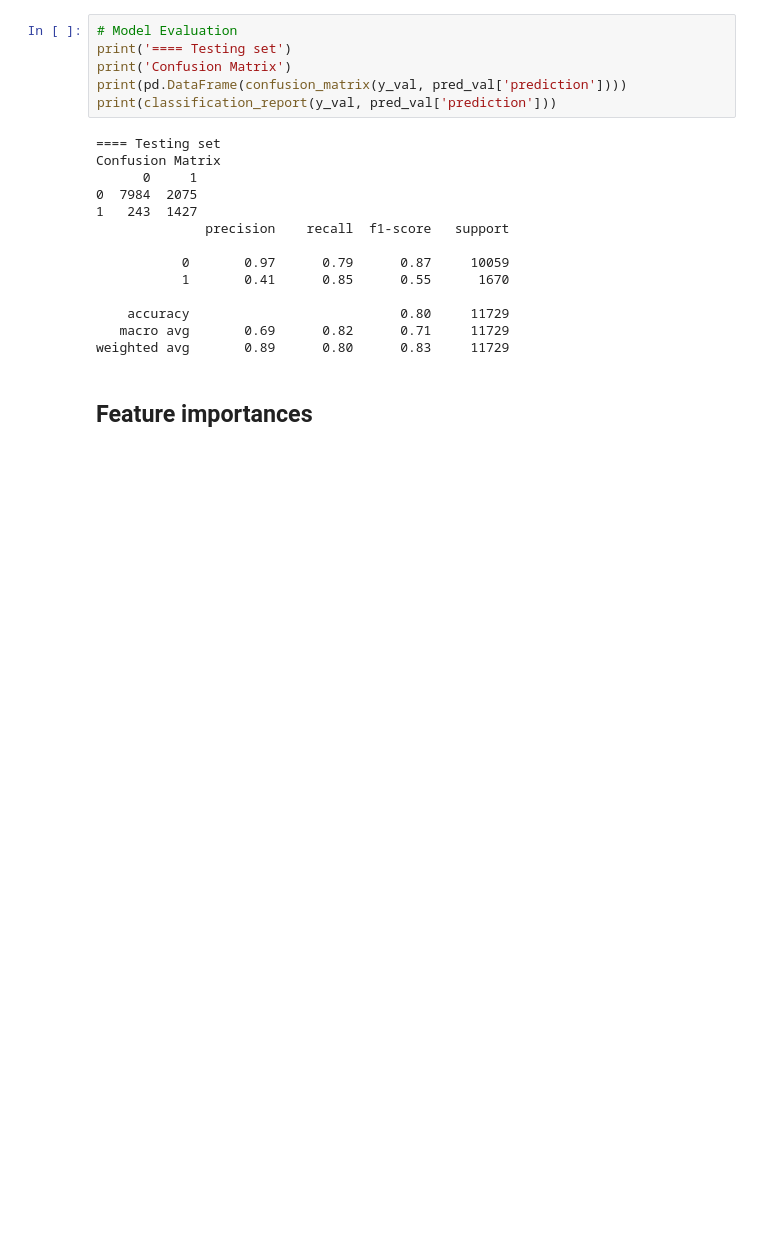
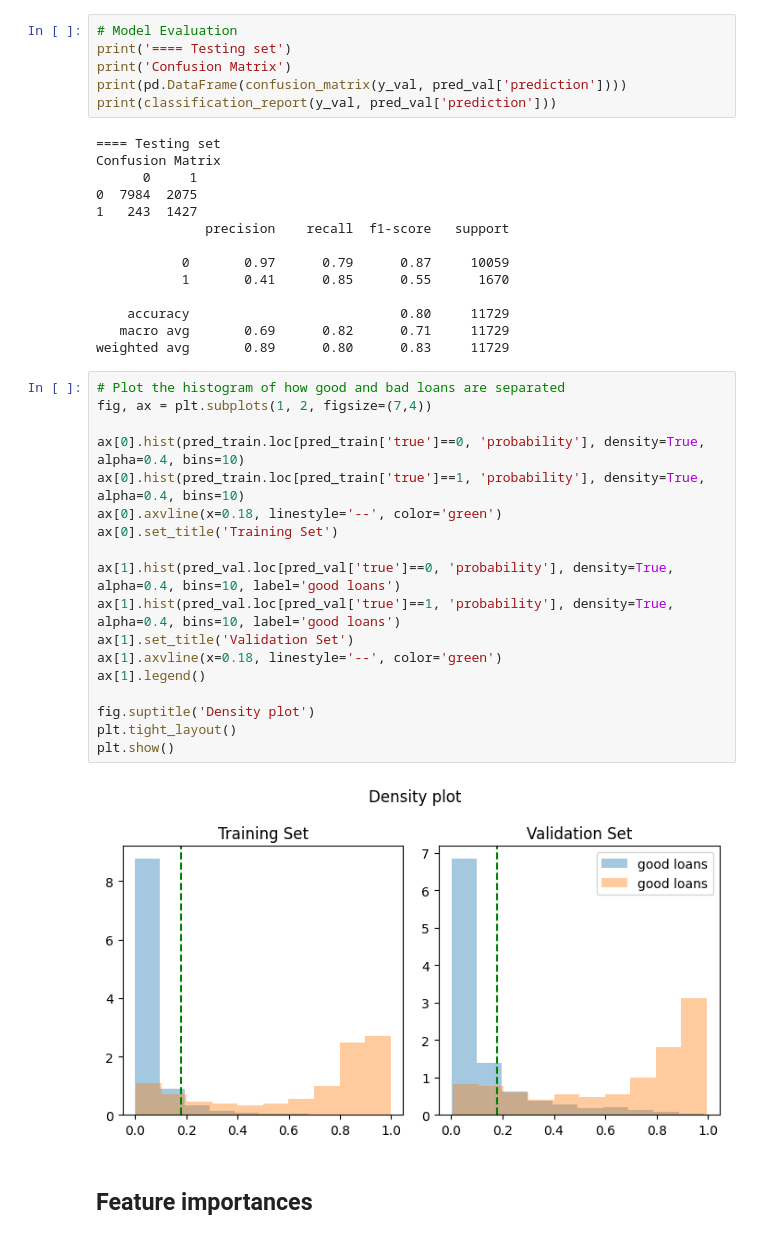
Before and after one commit to rendy-k/Loan-Approval-Model, a Jupyter notebook: notebooks/01_eda_xgboost.ipynb, the cells around one changed output. Cells and saved outputs as stored; diff of their text form; blank space fills up the shorter version.

```diff
--- a/notebooks/01_eda_xgboost.ipynb
+++ b/notebooks/01_eda_xgboost.ipynb
@@ -698,6 +698,26 @@ Confusion Matrix
     accuracy                           0.80     11729
    macro avg       0.69      0.82      0.71     11729
 weighted avg       0.89      0.80      0.83     11729
+# %%
+# Plot the histogram of how good and bad loans are separated
+fig, ax = plt.subplots(1, 2, figsize=(7,4))
+
+ax[0].hist(pred_train.loc[pred_train['true']==0, 'probability'], density=True, alpha=0.4, bins=10)
+ax[0].hist(pred_train.loc[pred_train['true']==1, 'probability'], density=True, alpha=0.4, bins=10)
+ax[0].axvline(x=0.18, linestyle='--', color='green')
+ax[0].set_title('Training Set')
+
+ax[1].hist(pred_val.loc[pred_val['true']==0, 'probability'], density=True, alpha=0.4, bins=10, label='good loans')
+ax[1].hist(pred_val.loc[pred_val['true']==1, 'probability'], density=True, alpha=0.4, bins=10, label='good loans')
+ax[1].set_title('Validation Set')
+ax[1].axvline(x=0.18, linestyle='--', color='green')
+ax[1].legend()
+
+fig.suptitle('Density plot')
+plt.tight_layout()
+plt.show()
+# %% [output]
+[figure, added]
 # %% [markdown]
 ## Feature importances
 # %%
```
